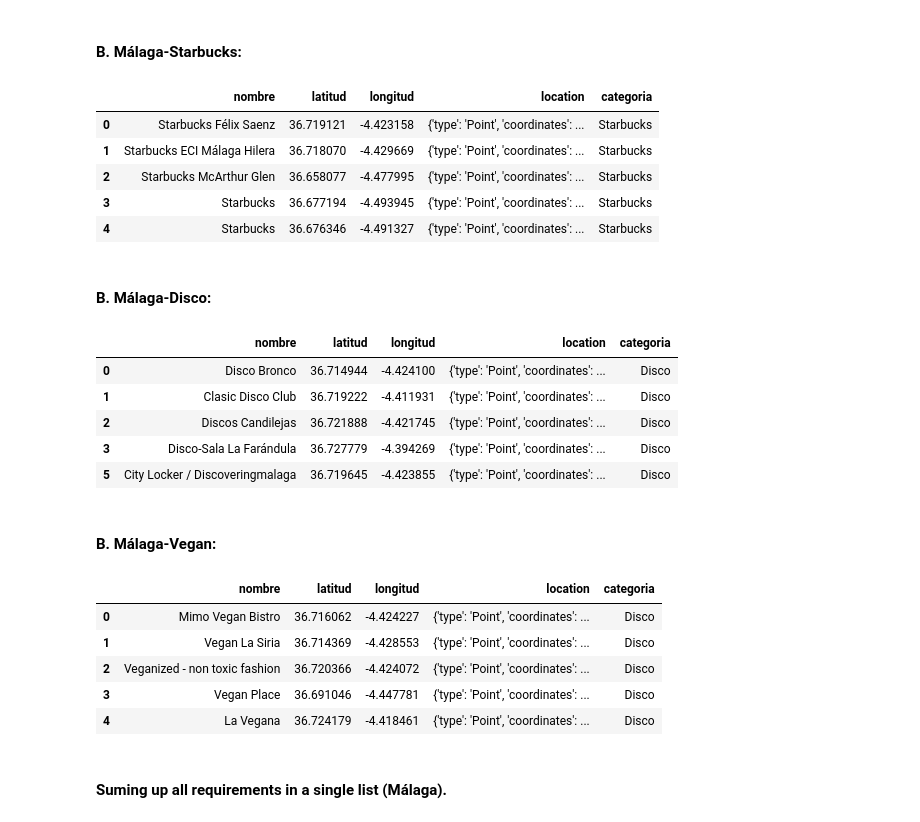
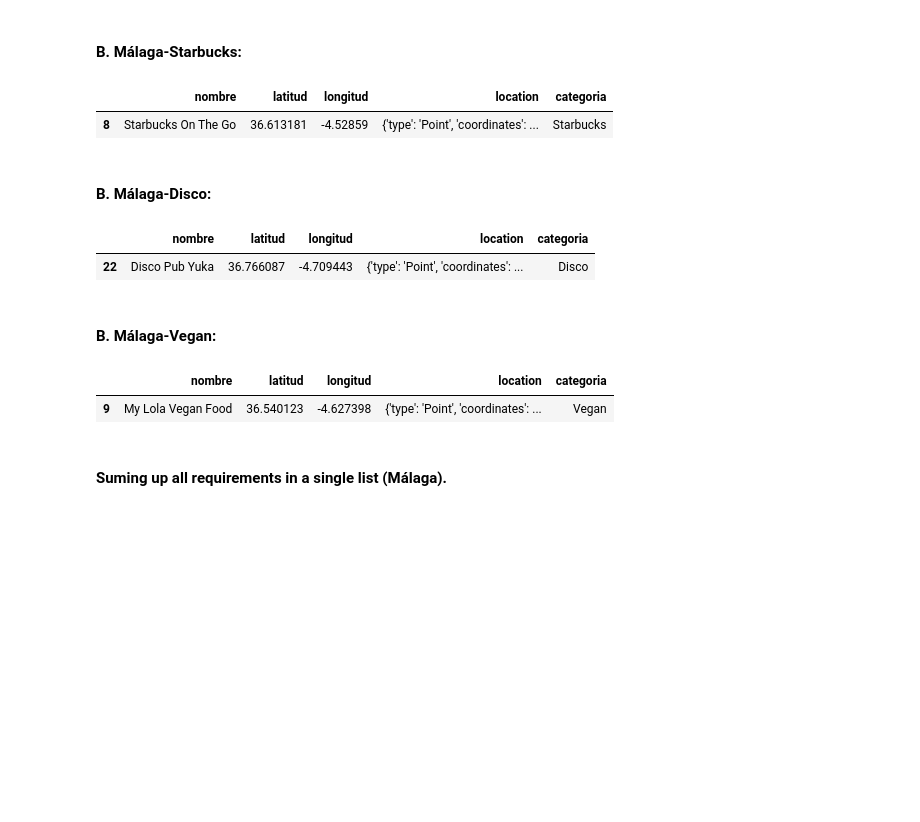
Before and after one commit to Lydia-Arocena/PROJECT3-MAPS, a Jupyter notebook: Notebooks/Untitled.ipynb, the cells around one changed output. Cells and saved outputs as stored; diff of their text form; code cells hidden in the pictures; blank space fills up the shorter version.

```diff
--- a/Notebooks/Untitled.ipynb
+++ b/Notebooks/Untitled.ipynb
@@ -360,14 +331,10 @@ lista_Starbucks_mlg=func.extraetodo(Starbucks_mlg)
 starbucks_dfmlg=pd.DataFrame(lista_Starbucks_mlg)
 # %%
 starbucks_dfmlg["categoria"] = "Starbucks"
-starbucks_dfmlg.head()
+starbucks_dfmlg.sample()
 # %% [output]
 |  | nombre | latitud | longitud | location | categoria |
-| 0 | Starbucks Félix Saenz | 36.719121 | -4.423158 | {'type': 'Point', 'coordinates': ... | Starbucks |
-| 1 | Starbucks ECI Málaga Hilera | 36.718070 | -4.429669 | {'type': 'Point', 'coordinates': ... | Starbucks |
-| 2 | Starbucks McArthur Glen | 36.658077 | -4.477995 | {'type': 'Point', 'coordinates': ... | Starbucks |
-| 3 | Starbucks | 36.677194 | -4.493945 | {'type': 'Point', 'coordinates': ... | Starbucks |
-| 4 | Starbucks | 36.676346 | -4.491327 | {'type': 'Point', 'coordinates': ... | Starbucks |
+| 8 | Starbucks On The Go | 36.613181 | -4.52859 | {'type': 'Point', 'coordinates': ... | Starbucks |
 # %% [markdown]
 #### B. Málaga-Disco:
 # %%
@@ -390,14 +357,10 @@ disco_dfmlg=pd.DataFrame(lista_disco_mlg)
 disco_mlglimpio=disco_dfmlg.drop([4,6,9,12])
 # %%
 disco_mlglimpio["categoria"] = "Disco"
-disco_mlglimpio.head()
+disco_mlglimpio.sample()
 # %% [output]
 |  | nombre | latitud | longitud | location | categoria |
-| 0 | Disco Bronco | 36.714944 | -4.424100 | {'type': 'Point', 'coordinates': ... | Disco |
-| 1 | Clasic Disco Club | 36.719222 | -4.411931 | {'type': 'Point', 'coordinates': ... | Disco |
-| 2 | Discos Candilejas | 36.721888 | -4.421745 | {'type': 'Point', 'coordinates': ... | Disco |
-| 3 | Disco-Sala La Farándula | 36.727779 | -4.394269 | {'type': 'Point', 'coordinates': ... | Disco |
-| 5 | City Locker / Discoveringmalaga | 36.719645 | -4.423855 | {'type': 'Point', 'coordinates': ... | Disco |
+| 22 | Disco Pub Yuka | 36.766087 | -4.709443 | {'type': 'Point', 'coordinates': ... | Disco |
 # %% [markdown]
 #### B. Málaga-Vegan:
 # %%
@@ -417,15 +380,11 @@ lista_vegan_mlg=func.extraetodo(vegan_mlg)
 # %%
 vegan_mlgdf=pd.DataFrame(lista_vegan_mlg)
 # %%
-vegan_mlgdf["categoria"] = "Disco"
-vegan_mlgdf.head()
+vegan_mlgdf["categoria"] = "Vegan"
+vegan_mlgdf.sample()
 # %% [output]
 |  | nombre | latitud | longitud | location | categoria |
-| 0 | Mimo Vegan Bistro | 36.716062 | -4.424227 | {'type': 'Point', 'coordinates': ... | Disco |
-| 1 | Vegan La Siria | 36.714369 | -4.428553 | {'type': 'Point', 'coordinates': ... | Disco |
-| 2 | Veganized - non toxic fashion | 36.720366 | -4.424072 | {'type': 'Point', 'coordinates': ... | Disco |
-| 3 | Vegan Place | 36.691046 | -4.447781 | {'type': 'Point', 'coordinates': ... | Disco |
-| 4 | La Vegana | 36.724179 | -4.418461 | {'type': 'Point', 'coordinates': ... | Disco |
+| 9 | My Lola Vegan Food | 36.540123 | -4.627398 | {'type': 'Point', 'coordinates': ... | Vegan |
 # %% [markdown]
 #### Suming up all requirements in a single list (Málaga).
 # %%
```
Also changed, not shown: parts of 58 cells of this notebook, 7 other files.
